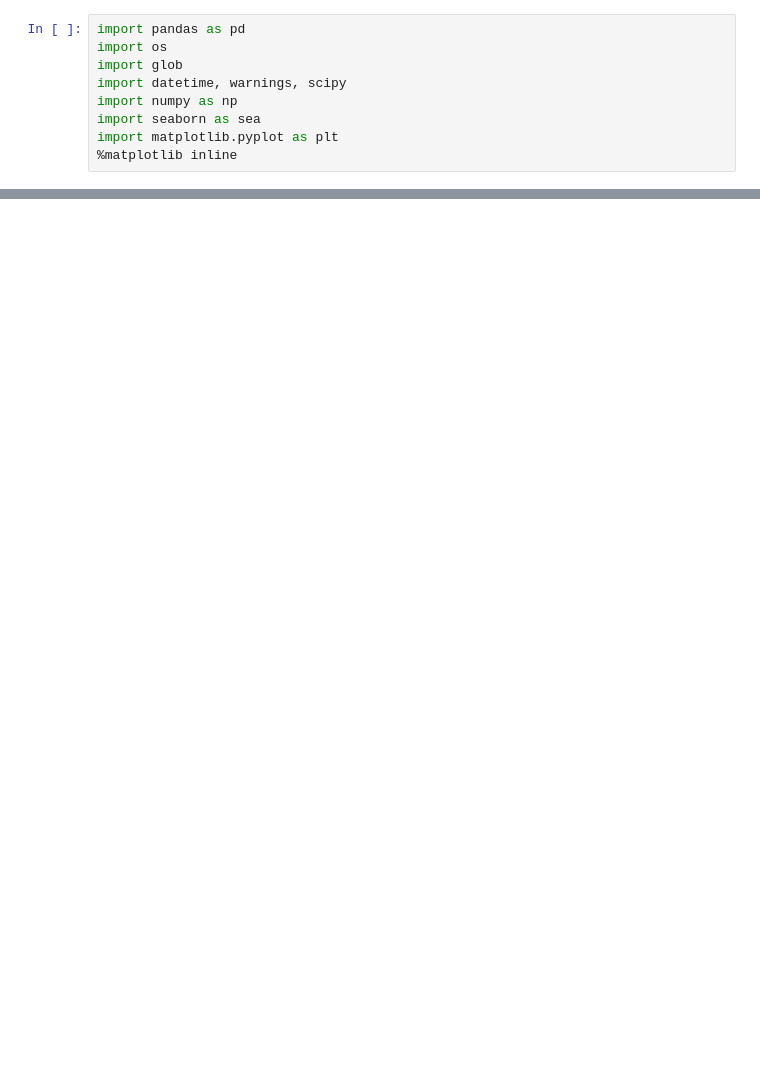
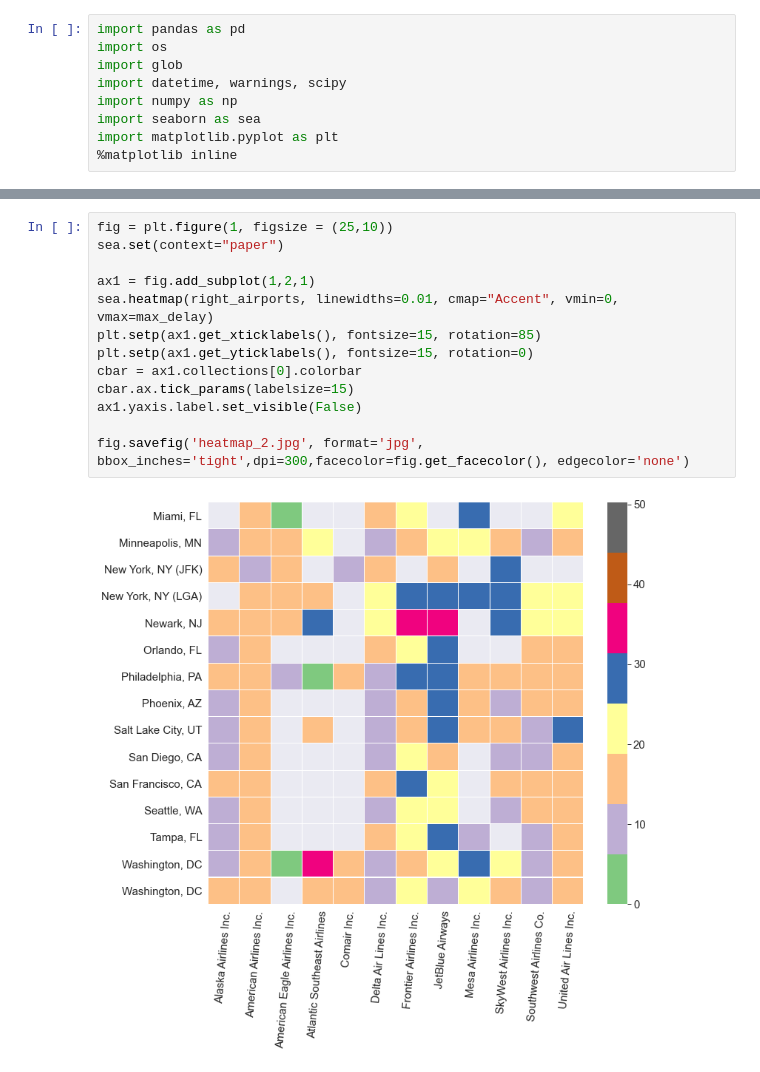
Before and after one commit to xiomarag/DataMining380L, a Jupyter notebook: origin_airport_impact_delay.ipynb, the cells around one changed output, grey strips where cells are left out. Drawn from its saved outputs; the diff is of its cells as text; blank space fills up the shorter version.

```diff
--- a/origin_airport_impact_delay.ipynb
+++ b/origin_airport_impact_delay.ipynb
@@ -81,0 +108,15 @@ fig.savefig('origin_airport_heatmap.jpg', format='jpg', bbox_inches='tight',dpi=
+# %%
+fig = plt.figure(1, figsize = (25,10))
+sea.set(context="paper")
+
+ax1 = fig.add_subplot(1,2,1)
+sea.heatmap(right_airports, linewidths=0.01, cmap="Accent", vmin=0, vmax=max_delay)
+plt.setp(ax1.get_xticklabels(), fontsize=15, rotation=85)
+plt.setp(ax1.get_yticklabels(), fontsize=15, rotation=0)
+cbar = ax1.collections[0].colorbar
+cbar.ax.tick_params(labelsize=15)
+ax1.yaxis.label.set_visible(False)
+
+fig.savefig('heatmap_2.jpg', format='jpg', bbox_inches='tight',dpi=300,facecolor=fig.get_facecolor(), edgecolor='none')
+# %% [output]
+[figure, added]
```
Also changed, not shown: parts of 7 cells of this notebook, 5 other files.
